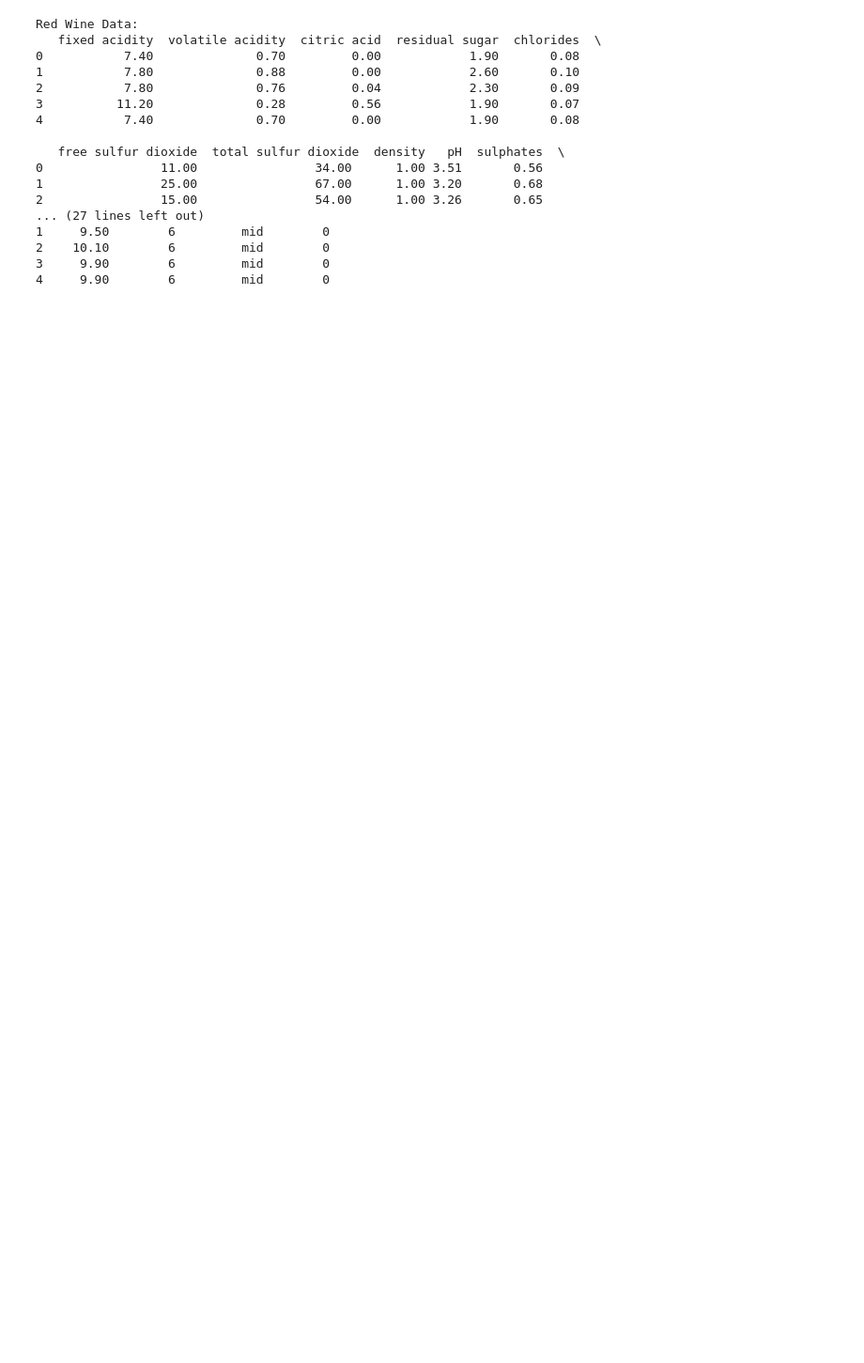
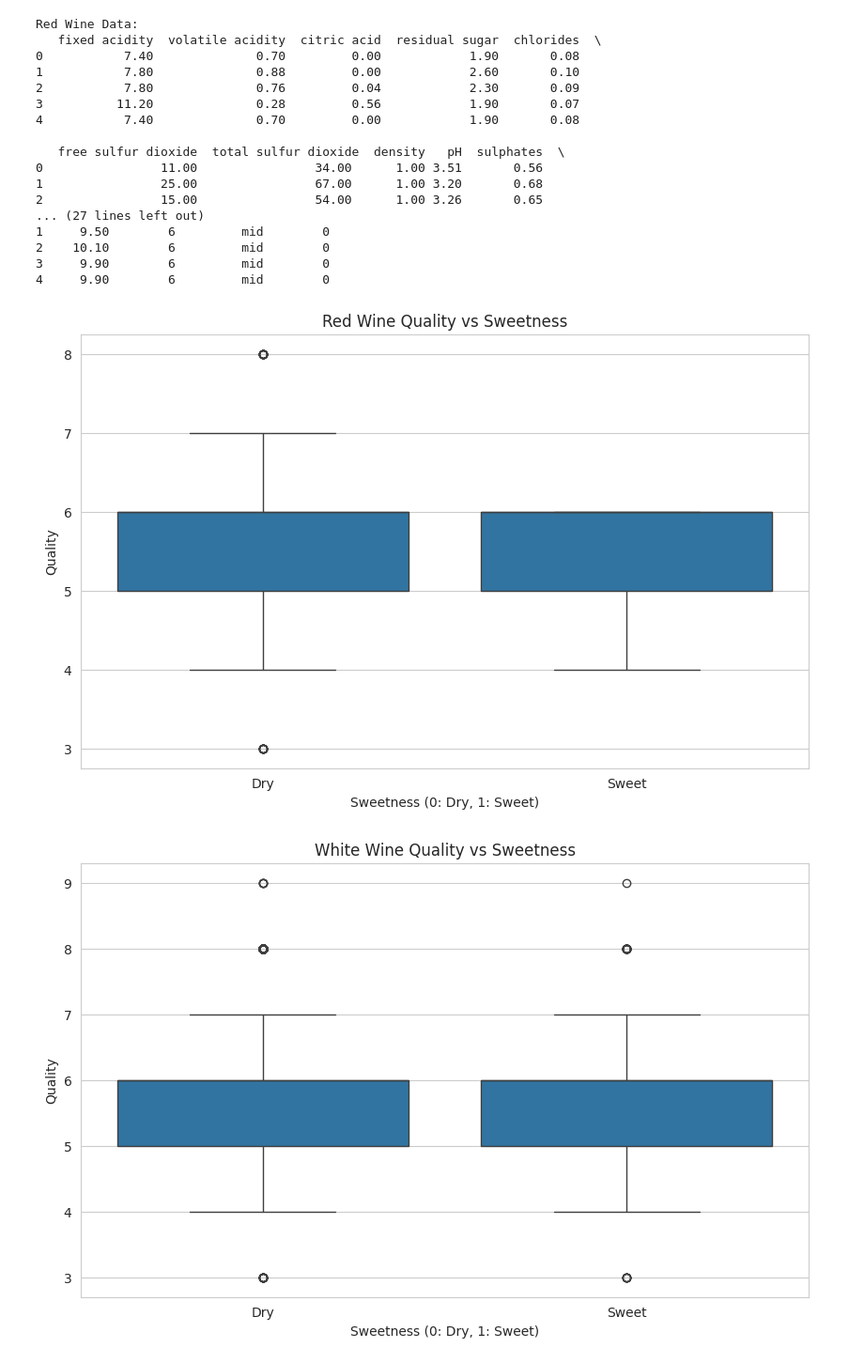
Before and after one commit to SrivikramMV/CSC2031, a Jupyter notebook: CSC2034_Project.ipynb, the cells around one changed output. Shown at 94% size. Drawn from its saved outputs; the diff is of its cells as text; code cells hidden in the pictures; blank space fills up the shorter version.

```diff
--- a/CSC2034_Project.ipynb
+++ b/CSC2034_Project.ipynb
@@ -230,3 +230,22 @@ Red Wine Data:
 2    10.10        6         mid        0
 3     9.90        6         mid        0
 4     9.90        6         mid        0
+# %%
+plt.figure(figsize=(10, 6))
+sns.boxplot(data=red_wine_df, x='isSweet', y='quality')
+plt.title('Red Wine Quality vs Sweetness')
+plt.xlabel('Sweetness (0: Dry, 1: Sweet)')
+plt.ylabel('Quality')
+plt.xticks([0, 1], ['Dry', 'Sweet'])
+plt.show()
+
+plt.figure(figsize=(10, 6))
+sns.boxplot(data=white_wine_df, x='isSweet', y='quality')
+plt.title('White Wine Quality vs Sweetness')
+plt.xlabel('Sweetness (0: Dry, 1: Sweet)')
+plt.ylabel('Quality')
+plt.xticks([0, 1], ['Dry', 'Sweet'])
+plt.show()
+# %% [output]
+[figure, added]
+[figure, added]
```
